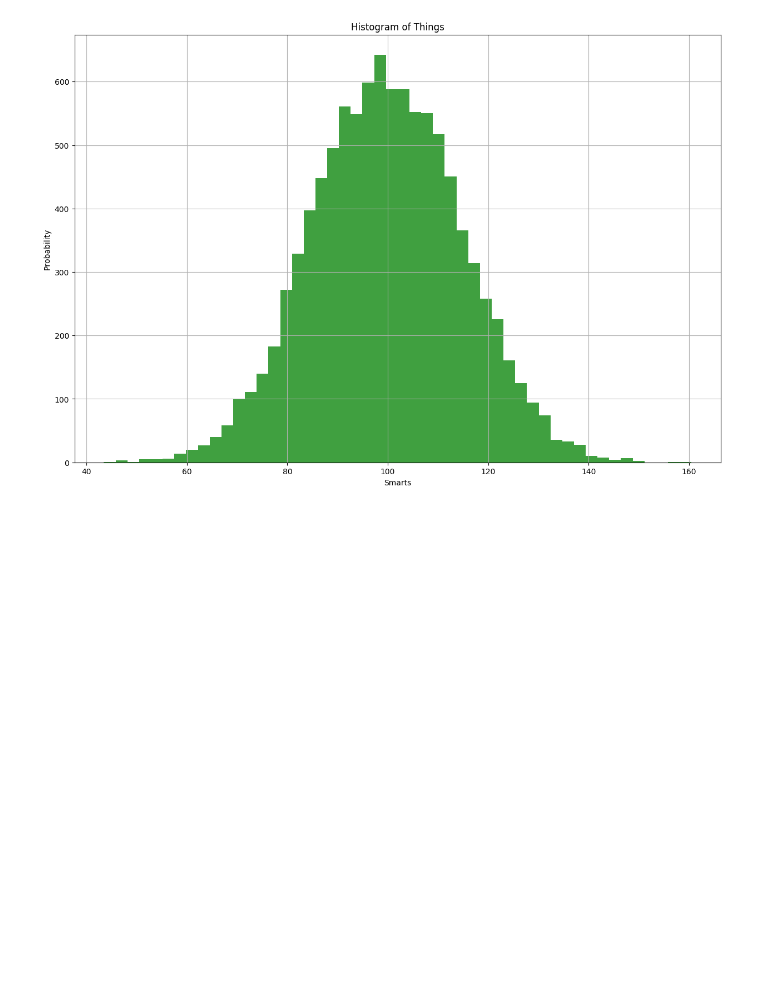
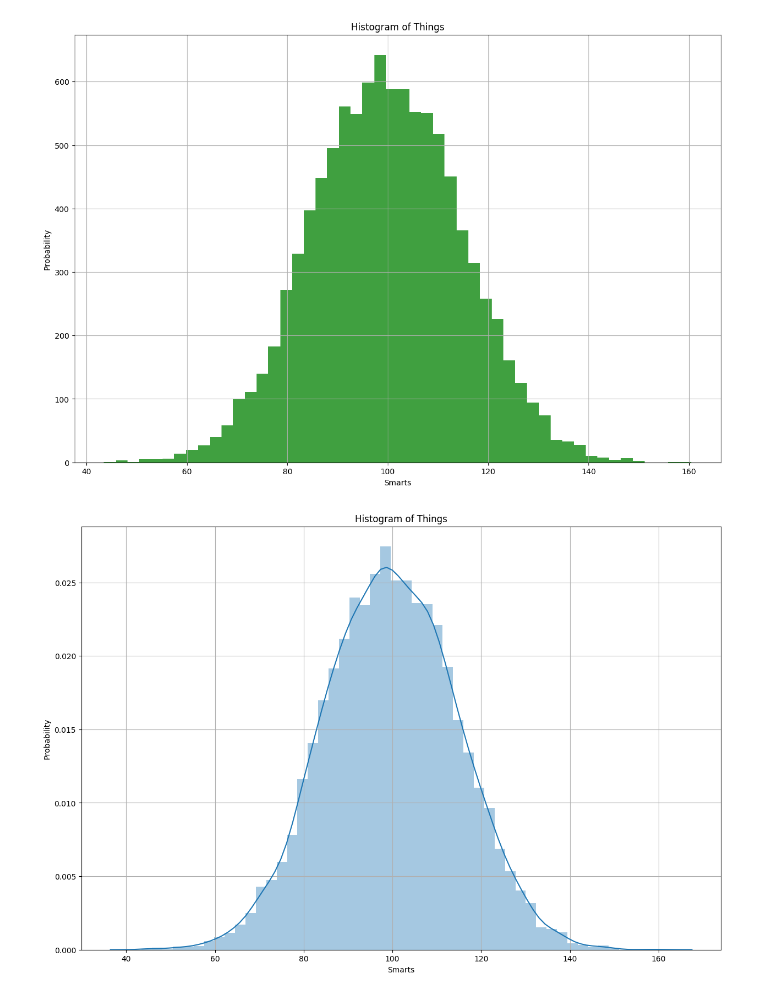
Before and after one commit to astromechza/docker-jupyter-datavis, a Jupyter notebook: demo.ipynb, the cells around one changed output. Cells and saved outputs as stored; diff of their text form; code cells hidden in the pictures; blank space fills up the shorter version.

Commit message:
added seaborn demo plot

```diff
--- a/demo.ipynb
+++ b/demo.ipynb
@@ -68,3 +68,17 @@ plt.grid(True)
 plt.show()
 # %% [output]
 [figure]
+# %%
+# Example of seaborn histogram
+
+import seaborn as sns
+
+sns.distplot(samples)  # only one line different!
+
+plt.xlabel('Smarts')
+plt.ylabel('Probability')
+plt.title('Histogram of Things')
+plt.grid(True)
+plt.show()
+# %% [output]
+[figure, added]
```
Also changed, not shown: 2 other files.
